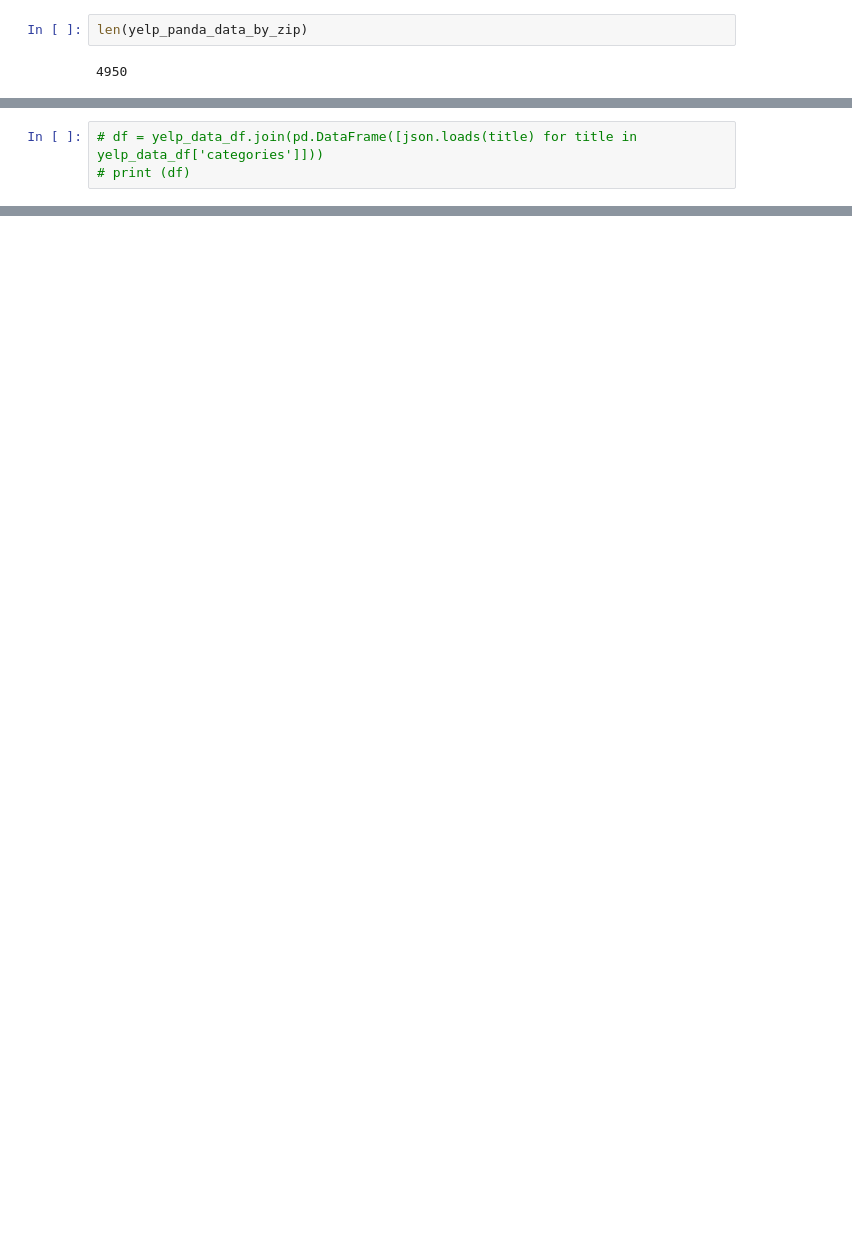
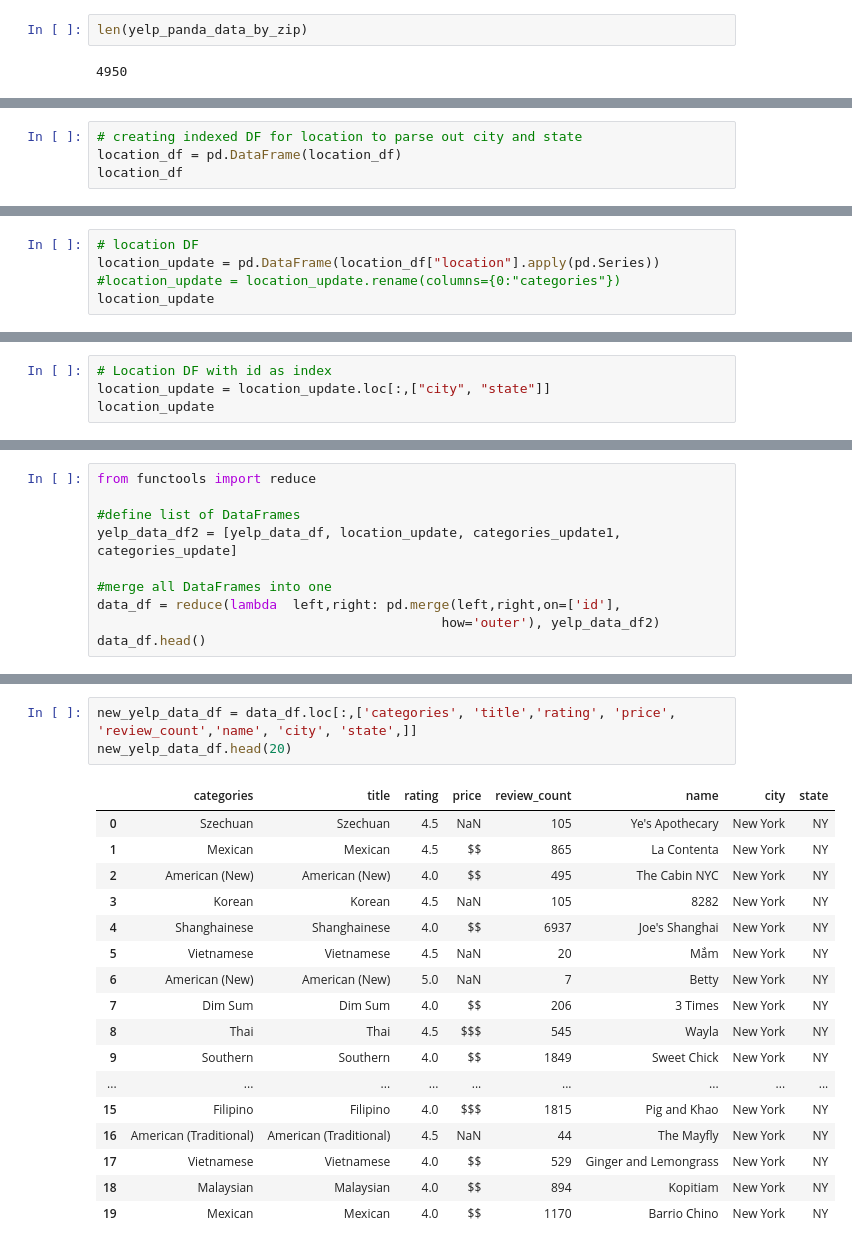
Before and after one commit to erikajwolf/Yelp_Metro_US_Analysis, a Jupyter notebook: yelp_cleaning_data.ipynb, the cells around one changed output, grey strips where cells are left out. Saved outputs shown, nothing was run; the diff lists cells and outputs as text; blank space fills up the shorter version.

```diff
--- a/yelp_cleaning_data.ipynb
+++ b/yelp_cleaning_data.ipynb
@@ -162,3 +182,4 @@ Name: categories, dtype: object
 # %%
-# df = yelp_data_df.join(pd.DataFrame([json.loads(title) for title in yelp_data_df['categories']]))
-# print (df)
+# creating indexed DF for location to parse out city and state
+location_df = pd.DataFrame(location_df)
+location_df
@@ -187,0 +201,5 @@ def clean_yelp_data(categories):
+# %%
+# location DF
+location_update = pd.DataFrame(location_df["location"].apply(pd.Series))
+#location_update = location_update.rename(columns={0:"categories"})
+location_update
@@ -187,0 +221,4 @@ def clean_yelp_data(categories):
+# %%
+# Location DF with id as index
+location_update = location_update.loc[:,["city", "state"]]
+location_update
@@ -187,0 +240,10 @@ def clean_yelp_data(categories):
+# %%
+from functools import reduce
+
+#define list of DataFrames
+yelp_data_df2 = [yelp_data_df, location_update, categories_update1, categories_update]
+
+#merge all DataFrames into one
+data_df = reduce(lambda  left,right: pd.merge(left,right,on=['id'],
+                                            how='outer'), yelp_data_df2)
+data_df.head()
@@ -187,0 +257,21 @@ def clean_yelp_data(categories):
+# %%
+new_yelp_data_df = data_df.loc[:,['categories', 'title','rating', 'price', 'review_count','name', 'city', 'state',]]
+new_yelp_data_df.head(20)
+# %% [output]
+|  | categories | title | rating | price | review_count | name | city | state |
+| 0 | Szechuan | Szechuan | 4.5 | NaN | 105 | Ye's Apothecary | New York | NY |
+| 1 | Mexican | Mexican | 4.5 | $$ | 865 | La Contenta | New York | NY |
+| 2 | American (New) | American (New) | 4.0 | $$ | 495 | The Cabin NYC | New York | NY |
+| 3 | Korean | Korean | 4.5 | NaN | 105 | 8282 | New York | NY |
+| 4 | Shanghainese | Shanghainese | 4.0 | $$ | 6937 | Joe's Shanghai | New York | NY |
+| 5 | Vietnamese | Vietnamese | 4.5 | NaN | 20 | Mắm | New York | NY |
+| 6 | American (New) | American (New) | 5.0 | NaN | 7 | Betty | New York | NY |
+| 7 | Dim Sum | Dim Sum | 4.0 | $$ | 206 | 3 Times | New York | NY |
+| 8 | Thai | Thai | 4.5 | $$$ | 545 | Wayla | New York | NY |
+| 9 | Southern | Southern | 4.0 | $$ | 1849 | Sweet Chick | New York | NY |
+| ... | ... | ... | ... | ... | ... | ... | ... | ... |
+| 15 | Filipino | Filipino | 4.0 | $$$ | 1815 | Pig and Khao | New York | NY |
+| 16 | American (Traditional) | American (Traditional) | 4.5 | NaN | 44 | The Mayfly | New York | NY |
+| 17 | Vietnamese | Vietnamese | 4.0 | $$ | 529 | Ginger and Lemongrass | New York | NY |
+| 18 | Malaysian | Malaysian | 4.0 | $$ | 894 | Kopitiam | New York | NY |
+| 19 | Mexican | Mexican | 4.0 | $$ | 1170 | Barrio Chino | New York | NY |
```
Also changed, not shown: parts of 17 cells of this notebook.
